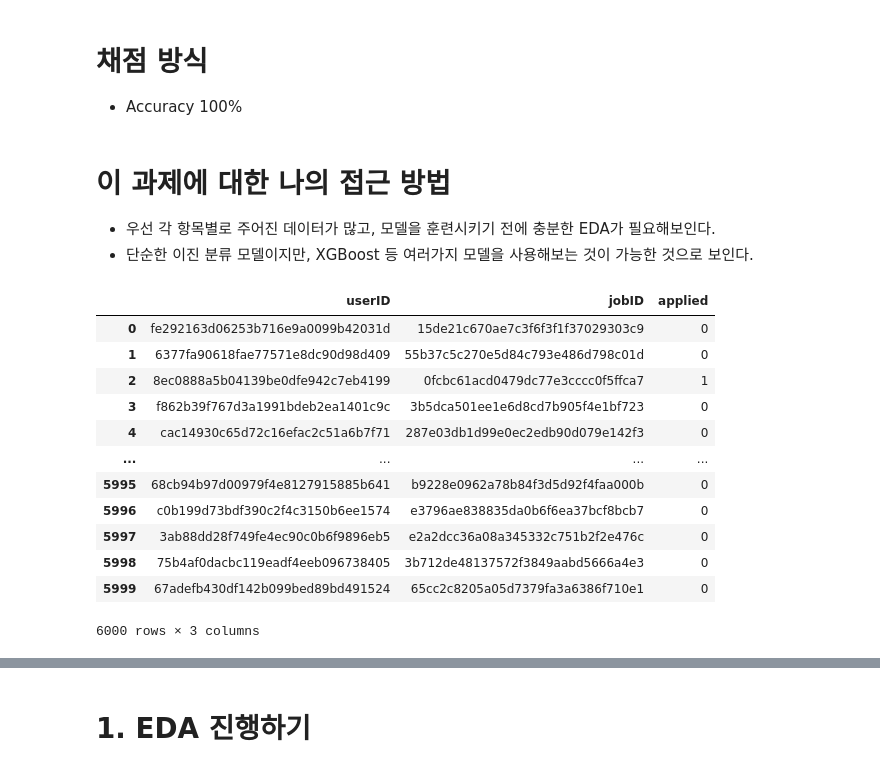
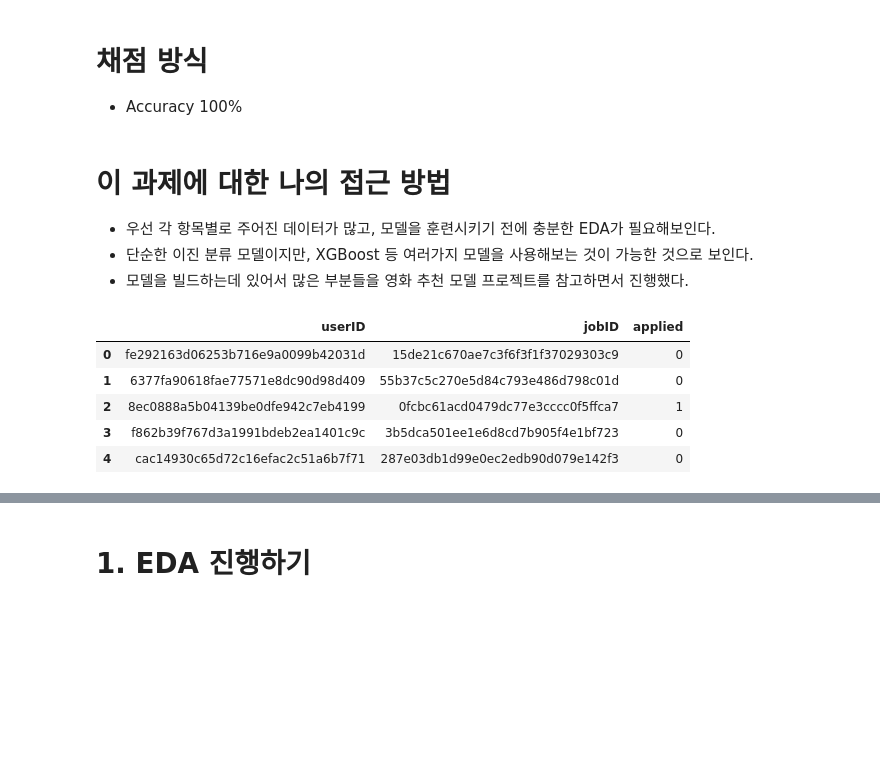
Before and after one commit to RyanKor/dev-match-recommendation, a Jupyter notebook: recommendation_system.ipynb, the cells around one changed output, grey strips where cells are left out. Saved outputs shown, nothing was run; the diff lists cells and outputs as text; code cells hidden in the pictures; blank space fills up the shorter version.

```diff
--- a/recommendation_system.ipynb
+++ b/recommendation_system.ipynb
@@ -120,6 +120,7 @@
 
 - 우선 각 항목별로 주어진 데이터가 많고, 모델을 훈련시키기 전에 충분한 EDA가 필요해보인다.
 - 단순한 이진 분류 모델이지만, XGBoost 등 여러가지 모델을 사용해보는 것이 가능한 것으로 보인다.
+- 모델을 빌드하는데 있어서 많은 부분들을 영화 추천 모델 프로젝트를 참고하면서 진행했다.
 # %%
 import zipfile
 import os
@@ -141,23 +143,16 @@ zip_ref.close()
 # %%
 # 2. train.csv 파일 pandas로 읽어들이기
 
 train_all = pd.read_csv("./train.csv")
 
-train_all
+train_all.head()
 # %% [output]
 |  | userID | jobID | applied |
 | 0 | fe292163d06253b716e9a0099b42031d | 15de21c670ae7c3f6f3f1f37029303c9 | 0 |
 | 1 | 6377fa90618fae77571e8dc90d98d409 | 55b37c5c270e5d84c793e486d798c01d | 0 |
 | 2 | 8ec0888a5b04139be0dfe942c7eb4199 | 0fcbc61acd0479dc77e3cccc0f5ffca7 | 1 |
 | 3 | f862b39f767d3a1991bdeb2ea1401c9c | 3b5dca501ee1e6d8cd7b905f4e1bf723 | 0 |
 | 4 | cac14930c65d72c16efac2c51a6b7f71 | 287e03db1d99e0ec2edb90d079e142f3 | 0 |
-| ... | ... | ... | ... |
-| 5995 | 68cb94b97d00979f4e8127915885b641 | b9228e0962a78b84f3d5d92f4faa000b | 0 |
-| 5996 | c0b199d73bdf390c2f4c3150b6ee1574 | e3796ae838835da0b6f6ea37bcf8bcb7 | 0 |
-| 5997 | 3ab88dd28f749fe4ec90c0b6f9896eb5 | e2a2dcc36a08a345332c751b2f2e476c | 0 |
-| 5998 | 75b4af0dacbc119eadf4eeb096738405 | 3b712de48137572f3849aabd5666a4e3 | 0 |
-| 5999 | 67adefb430df142b099bed89bd491524 | 65cc2c8205a05d7379fa3a6386f710e1 | 0 |
-6000 rows × 3 columns
 # %%
 # 3. job_tags 파일 pandas로 읽어들이기
 
```
Also changed, not shown: parts of 45 cells of this notebook.
